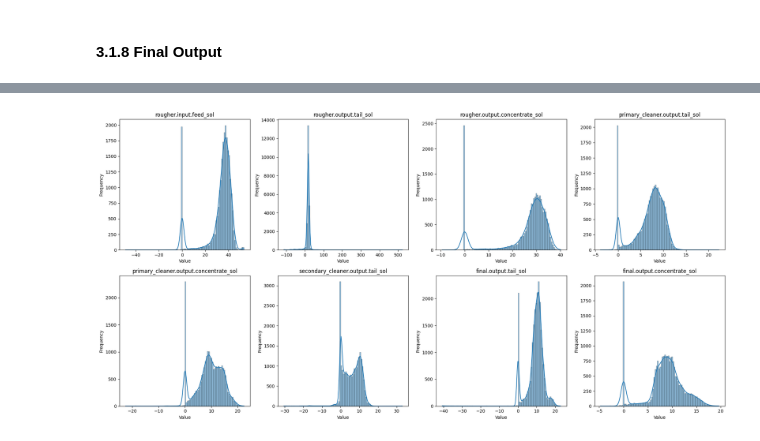
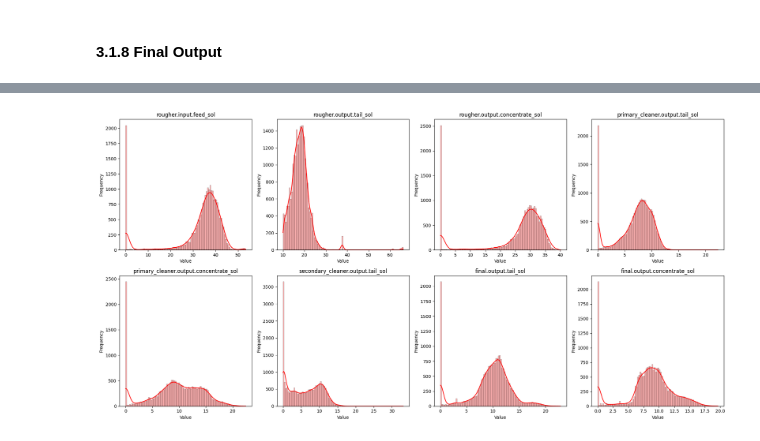
Before and after one commit to Vyncent-vdW/sprint_ten_gold_mining_project, a Jupyter notebook: sprint_ten_gold_mining_project_nb.ipynb, the cells around one changed output, grey strips where cells are left out. Drawn from its saved outputs; the diff is of its cells as text; code cells hidden in the pictures.

```diff
--- a/sprint_ten_gold_mining_project_nb.ipynb
+++ b/sprint_ten_gold_mining_project_nb.ipynb
@@ -750,0 +900,2 @@ Full: 0
+# %%
+train_df, full_df = train_df.drop_duplicates(), full_df.drop_duplicates()
@@ -1396,6 +1934,7 @@ for i, stage in enumerate(stages):
                  x=stage,
                  bins=100,
                  kde=True,
+                 color='gold',
                  ax=axes[i])
     axes[i].set_title(stage)
     axes[i].set_xlabel('Value')
@@ -1424,6 +1985,8 @@ for i, stage in enumerate(stages):
                  x=stage,
                    bins=100,
                    kde=True,
+                   color='grey',
+                   alpha=0.3,
                    ax=axes[i])
     axes[i].set_title(stage)
     axes[i].set_xlabel('Value')
@@ -1452,6 +2037,8 @@ for i, stage in enumerate(stages):
                  x=stage,
                  bins=100,
                  kde=True,
+                 color='blue',
+                 alpha=0.3,
                  ax=axes[i])
     axes[i].set_title(stage)
     axes[i].set_xlabel('Value')
@@ -1464,28 +2072,30 @@ plt.show()
 # %%
 stages = ['rougher.input.feed_sol',
           'rougher.output.tail_sol',
           'rougher.output.concentrate_sol',
           'primary_cleaner.output.tail_sol',
           'primary_cleaner.output.concentrate_sol',
           'secondary_cleaner.output.tail_sol',
           'final.output.tail_sol',
           'final.output.concentrate_sol']
 
 fig, axes = plt.subplots(2, 4, figsize=(20, 10))
 
 axes = axes.flatten()
 
 for i, stage in enumerate(stages):
     sns.histplot(data=full_df,
                  x=stage,
                  bins=100,
                  kde=True,
+                 color='red',
+                 alpha=0.3,
                  ax=axes[i])
     axes[i].set_title(stage)
     axes[i].set_xlabel('Value')
     axes[i].set_ylabel('Frequency')
 
 plt.tight_layout()
 plt.show()
 # %% [output]
-[figure, old version]
+[figure, new version]
```
Also changed, not shown: parts of 145 cells of this notebook.
